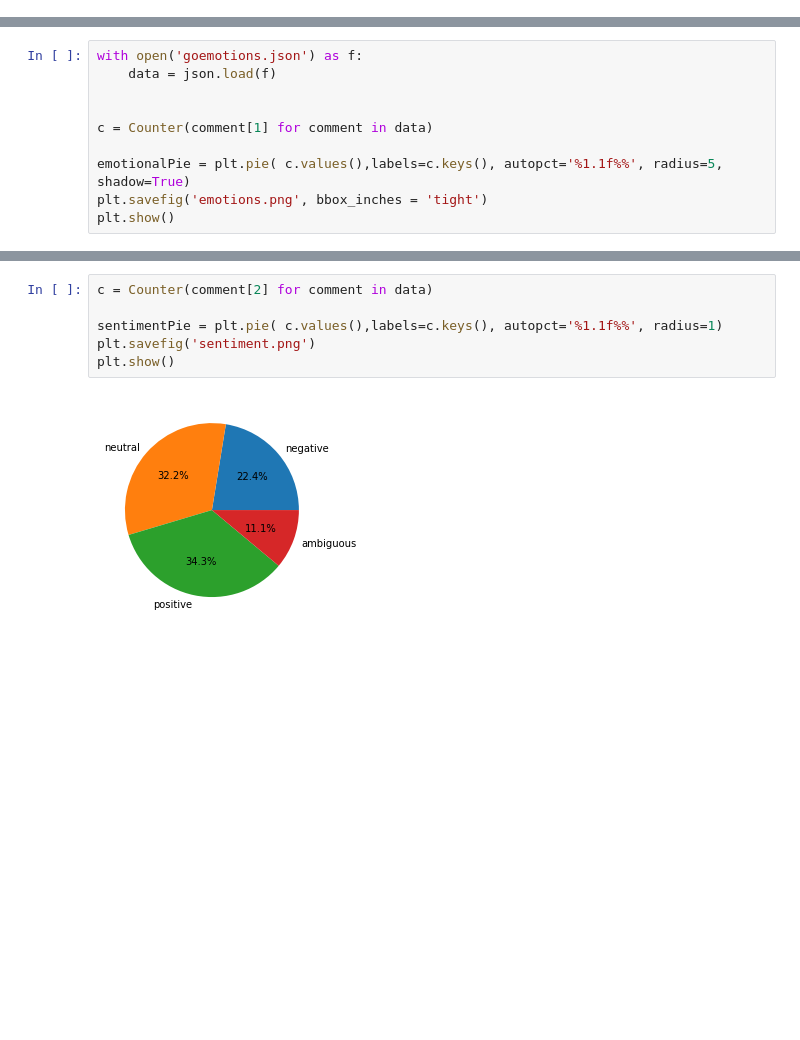
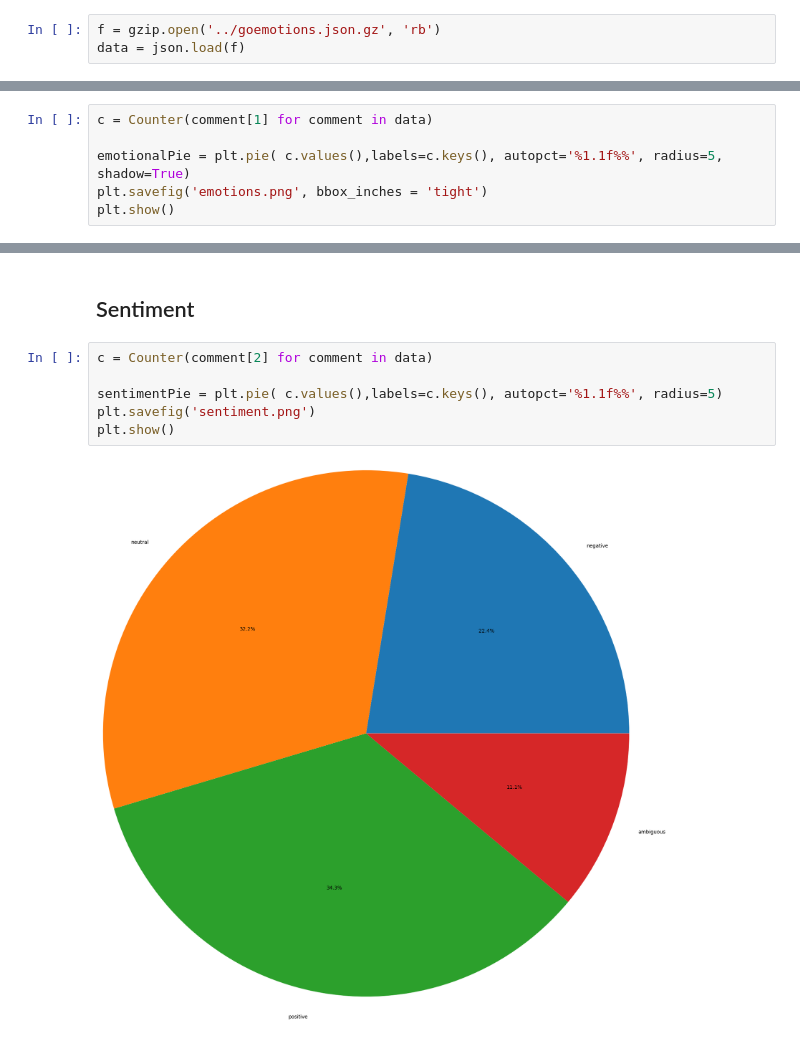
Before and after one commit to FiggNewton/AIMP1, a Jupyter notebook: Part1.ipynb, the cells around one changed output, grey strips where cells are left out. Cells and saved outputs as stored; diff of their text form; blank space fills up the shorter version.

```diff
--- a/Part1.ipynb
+++ b/Part1.ipynb
@@ -8,0 +11,3 @@ from collections import Counter
+# %%
+f = gzip.open('../goemotions.json.gz', 'rb')
+data = json.load(f)
@@ -9,8 +17,4 @@ from collections import Counter
 # %%
-with open('goemotions.json') as f:
-    data = json.load(f)
-
-
 c = Counter(comment[1] for comment in data)
 
 emotionalPie = plt.pie( c.values(),labels=c.keys(), autopct='%1.1f%%', radius=5, shadow=True)
@@ -21,8 +25,10 @@ plt.show()
+# %% [markdown]
+## Sentiment
 # %%
 c = Counter(comment[2] for comment in data)
 
-sentimentPie = plt.pie( c.values(),labels=c.keys(), autopct='%1.1f%%', radius=1)
+sentimentPie = plt.pie( c.values(),labels=c.keys(), autopct='%1.1f%%', radius=5)
 plt.savefig('sentiment.png')
 plt.show()
 # %% [output]
-[figure, old version]
+[figure, new version]
```
Also changed, not shown: parts of 4 cells of this notebook, 2 other files.
